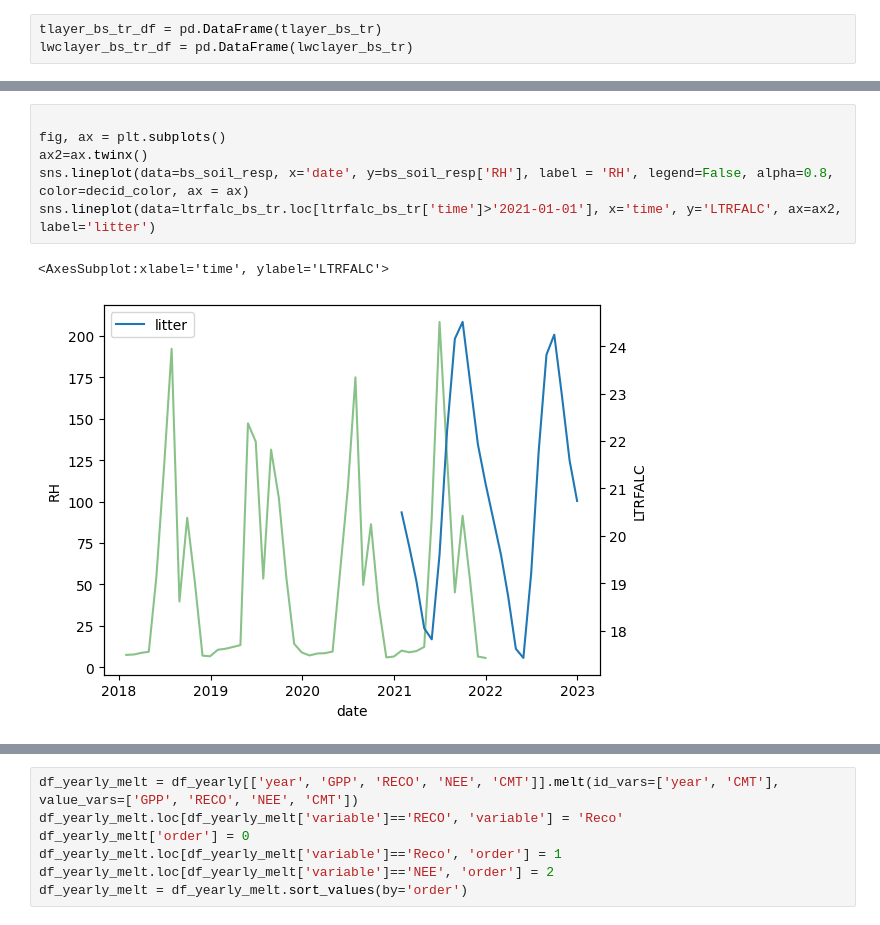
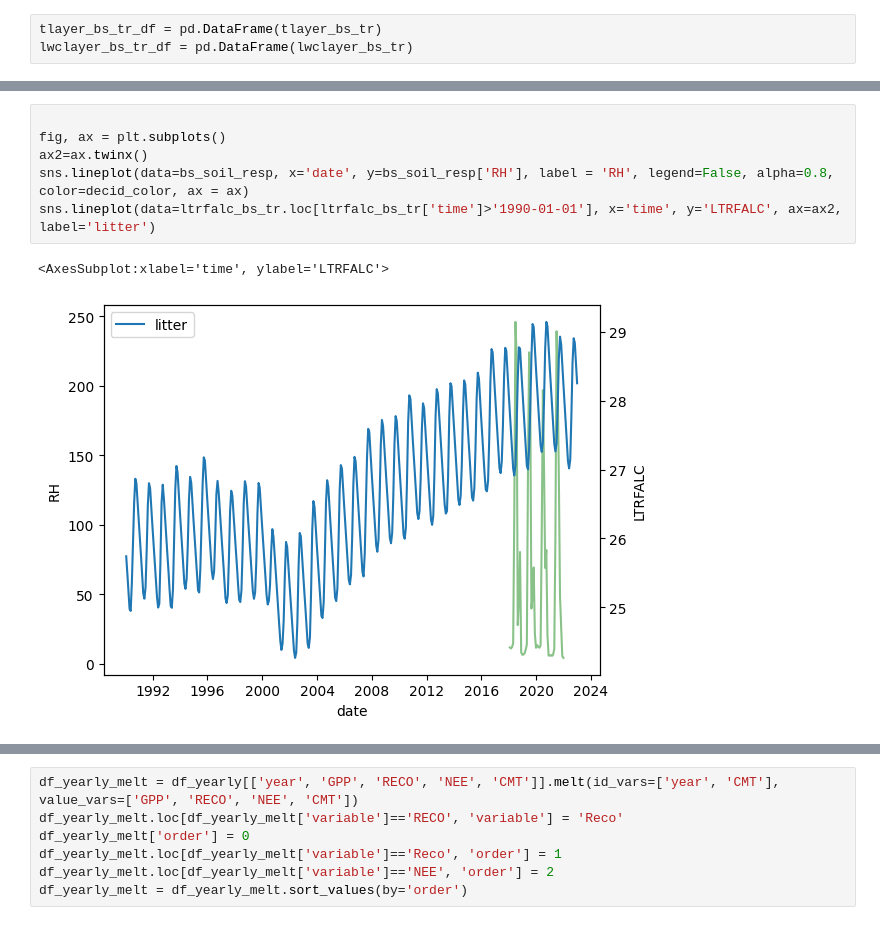
Before and after one commit to uaf-arctic-eco-modeling/dvm-dos-tem, a Jupyter notebook: scripts/caribou-poker-exp/BONA_figs.ipynb, the cells around one changed output, grey strips where cells are left out. Drawn from its saved outputs; the diff is of its cells as text.

```diff
--- a/scripts/caribou-poker-exp/BONA_figs.ipynb
+++ b/scripts/caribou-poker-exp/BONA_figs.ipynb
@@ -916,12 +916,12 @@ plt.xticks(rotation = 90)
 # %%
 
 fig, ax = plt.subplots()
 ax2=ax.twinx()
 sns.lineplot(data=bs_soil_resp, x='date', y=bs_soil_resp['RH'], label = 'RH', legend=False, alpha=0.8, color=decid_color, ax = ax)
-sns.lineplot(data=ltrfalc_bs_tr.loc[ltrfalc_bs_tr['time']>'2021-01-01'], x='time', y='LTRFALC', ax=ax2, label='litter')
+sns.lineplot(data=ltrfalc_bs_tr.loc[ltrfalc_bs_tr['time']>'1990-01-01'], x='time', y='LTRFALC', ax=ax2, label='litter')
 # %% [output]
 <AxesSubplot:xlabel='time', ylabel='LTRFALC'>
-[figure, old version]
+[figure, new version]
 # %%
 fig, ax = plt.subplots()
 ax2=ax.twinx()
```
Also changed, not shown: parts of 46 cells of this notebook, 20 other files.
